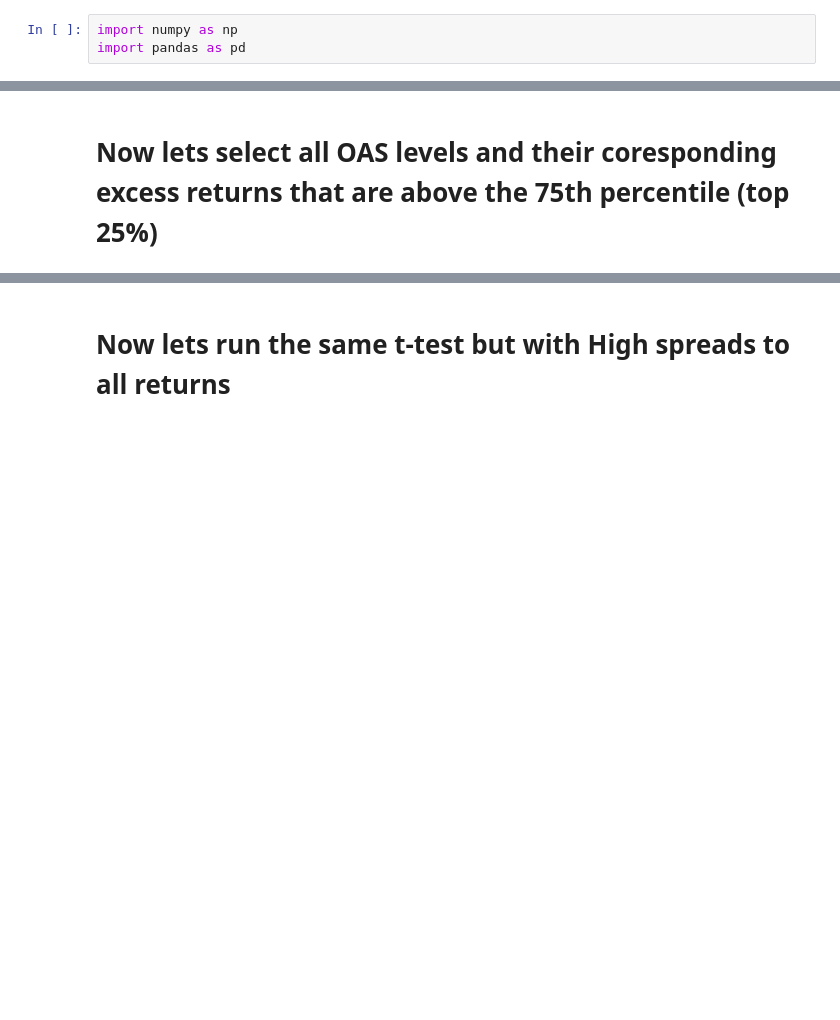
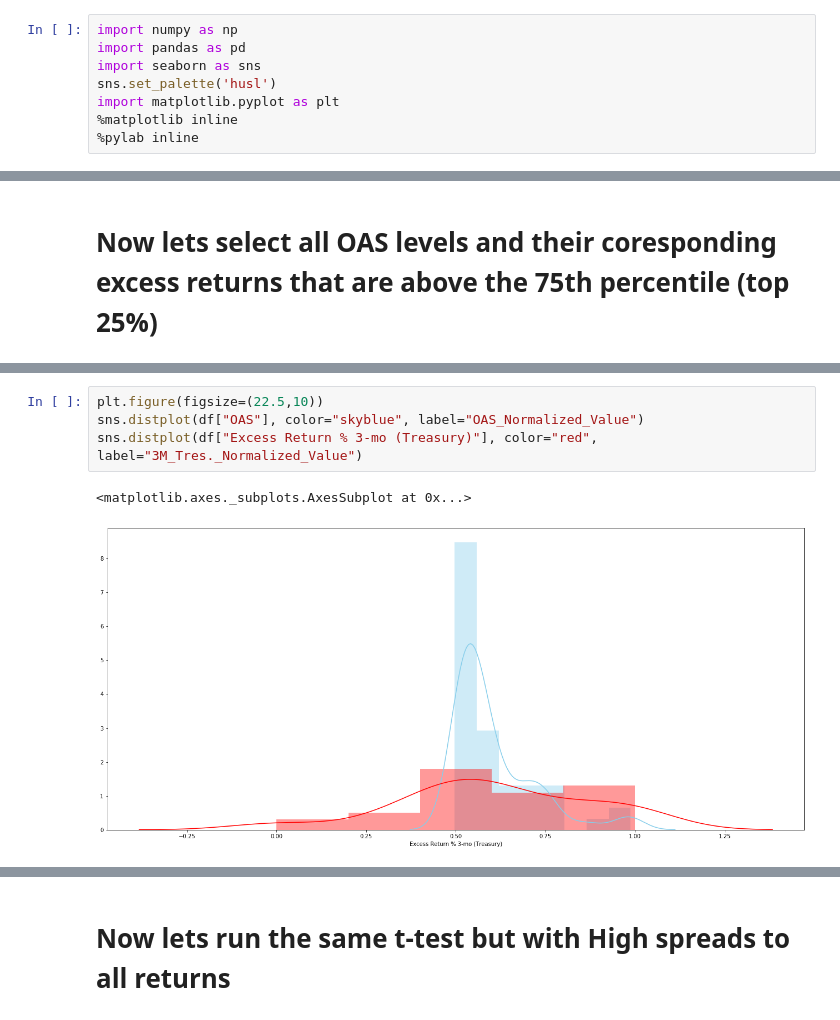
Before and after one commit to valazeinali/BoydWatterson, a Jupyter notebook: BoydWatterson/T-tests_ABS.ipynb, the cells around one changed output, grey strips where cells are left out. Saved outputs shown, nothing was run; the diff lists cells and outputs as text; blank space fills up the shorter version.

```diff
--- a/BoydWatterson/T-tests_ABS.ipynb
+++ b/BoydWatterson/T-tests_ABS.ipynb
@@ -1,3 +1,8 @@
 # %%
 import numpy as np
 import pandas as pd
+import seaborn as sns
+sns.set_palette('husl')
+import matplotlib.pyplot as plt
+%matplotlib inline
+%pylab inline
@@ -91,0 +136,7 @@ df = df[(df['OAS'] > highspread)]
+# %%
+plt.figure(figsize=(22.5,10))
+sns.distplot(df["OAS"], color="skyblue", label="OAS_Normalized_Value")
+sns.distplot(df["Excess Return % 3-mo (Treasury)"], color="red", label="3M_Tres._Normalized_Value")
+# %% [output]
+<matplotlib.axes._subplots.AxesSubplot at 0x...>
+[figure, added]
```
Also changed, not shown: parts of 81 cells of this notebook.
